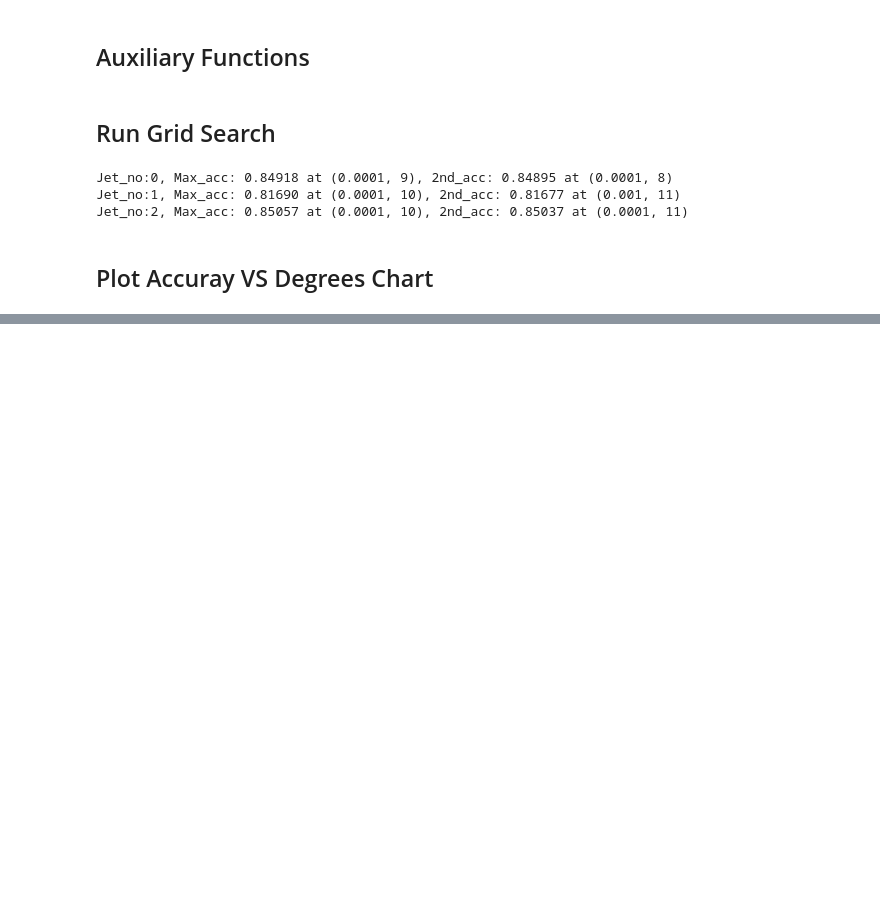
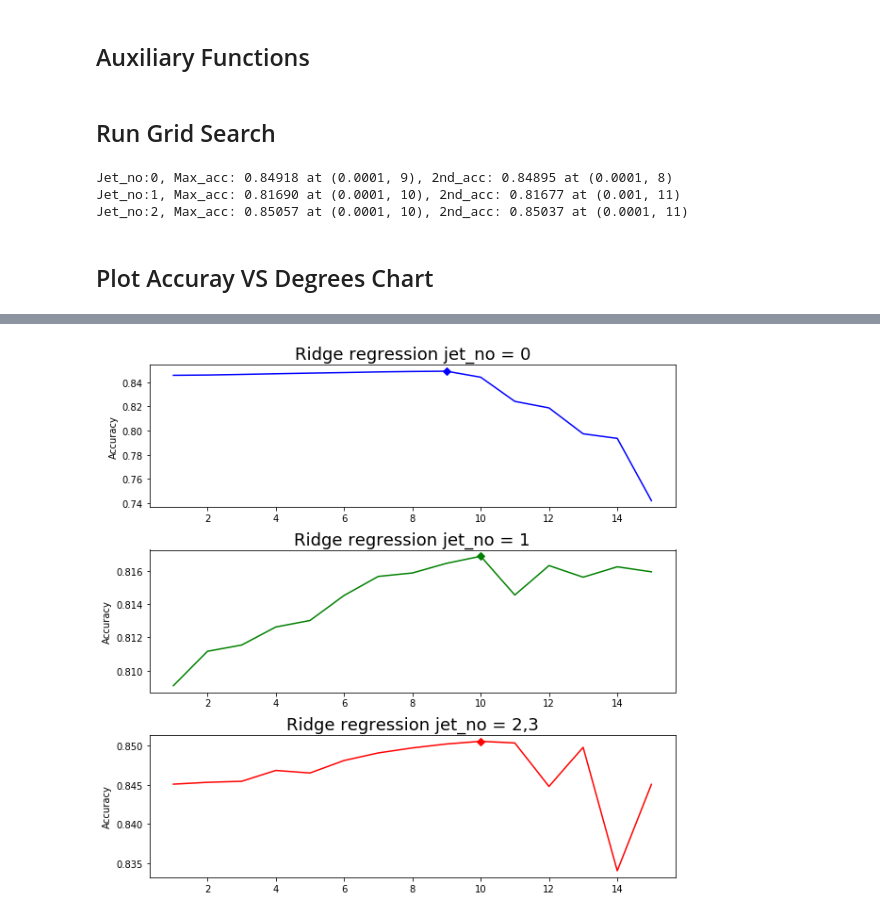
Before and after one commit to xiangzhemeng/Kaggle-Higgs-Boson-Machine-Learning-Challenge, a Jupyter notebook: grid_search_for_params.ipynb, the cells around one changed output, grey strips where cells are left out. Cells and saved outputs as stored; diff of their text form; code cells hidden in the pictures; blank space fills up the shorter version.

Commit message:
Update grid_search_for_params

```diff
--- a/grid_search_for_params.ipynb
+++ b/grid_search_for_params.ipynb
@@ -169,0 +168,25 @@ for jet_no in range(len(dict_jets_train)):
+# %%
+total_acc_0 = [x["acc"][2] for x in results if (x["idx"] == 0 and x["param"][0] == 0.0001)]
+total_acc_1 = [x["acc"][2] for x in results if (x["idx"] == 1 and x["param"][0] == 0.0001)]
+total_acc_2 = [x["acc"][2] for x in results if (x["idx"] == 2 and x["param"][0] == 0.0001)]
+plt.figure(figsize=(10,10))
+plt.subplots_adjust(hspace=0.3)
+plt.subplot(3, 1, 1)
+plt.plot(degrees, total_acc_0, "-gD", color='b', markevery=[8], label="Average Accuray")
+plt.title("Ridge regression jet_no = {}".format(0), fontsize=18)
+plt.ylabel('Accuracy')
+
+plt.subplot(3, 1, 2)
+plt.plot(degrees, total_acc_1, "-gD", color='g',markevery=[9], label="Average Accuray")
+plt.title("Ridge regression jet_no = {}".format(1),fontsize=18)
+plt.ylabel('Accuracy')
+
+
+plt.subplot(3, 1, 3)
+plt.plot(degrees, total_acc_2,"-gD", color='r',markevery=[9], label="Average Accuray")
+plt.title("Ridge regression jet_no = {}".format("2,3"),fontsize=18)
+plt.ylabel('Accuracy')
+
+plt.show()
+# %% [output]
+[figure, added]
```
Also changed, not shown: parts of 3 cells of this notebook.
